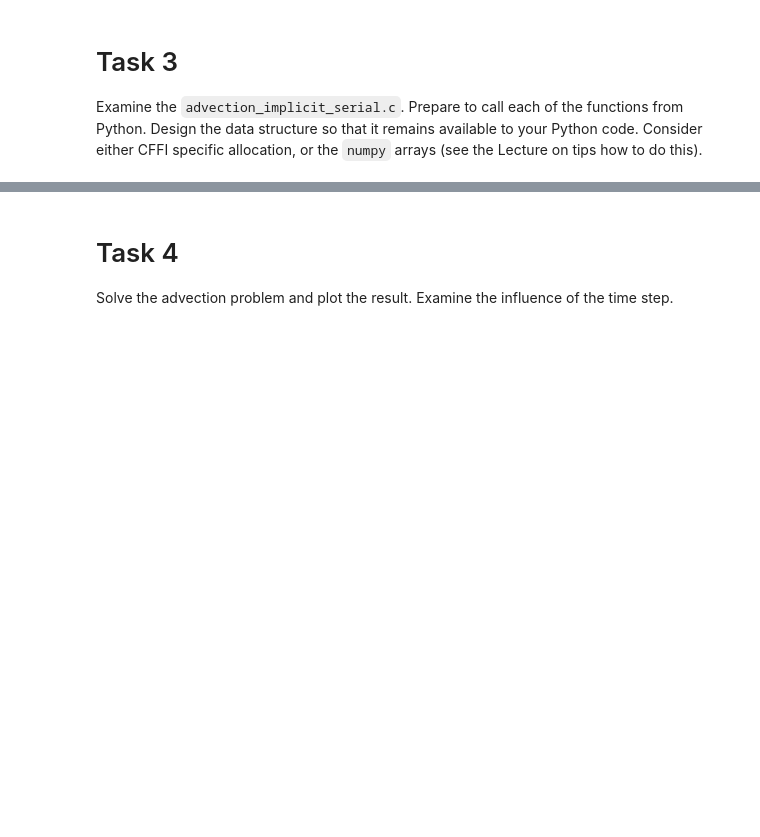
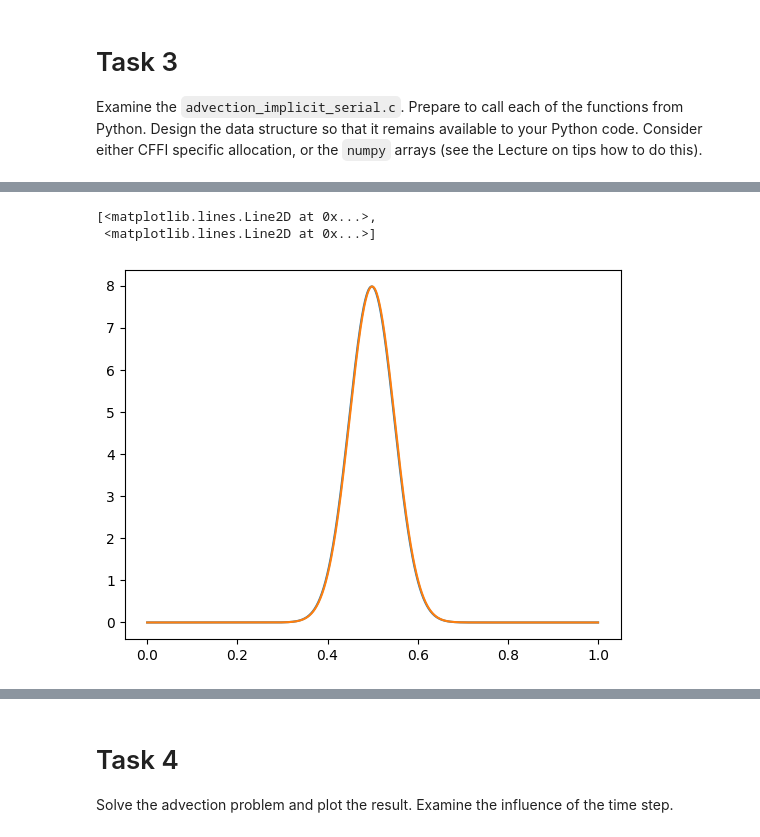
Before and after one commit to sgepner/Automate-Python, a Jupyter notebook: Laboratories/Lab6/Lab6.ipynb, the cells around one changed output, grey strips where cells are left out. Saved outputs shown, nothing was run; the diff lists cells and outputs as text; code cells hidden in the pictures; blank space fills up the shorter version.

```diff
--- a/Laboratories/Lab6/Lab6.ipynb
+++ b/Laboratories/Lab6/Lab6.ipynb
@@ -49,0 +114,6 @@ Examine the `advection_implicit_serial.c`. Prepare to call each of the functions
+# %%
+plt.plot(x, u1, x, u0)
+# %% [output]
+[<matplotlib.lines.Line2D at 0x...>,
+ <matplotlib.lines.Line2D at 0x...>]
+[figure, added]
```
Also changed, not shown: parts of 14 cells of this notebook, 1 other file.
